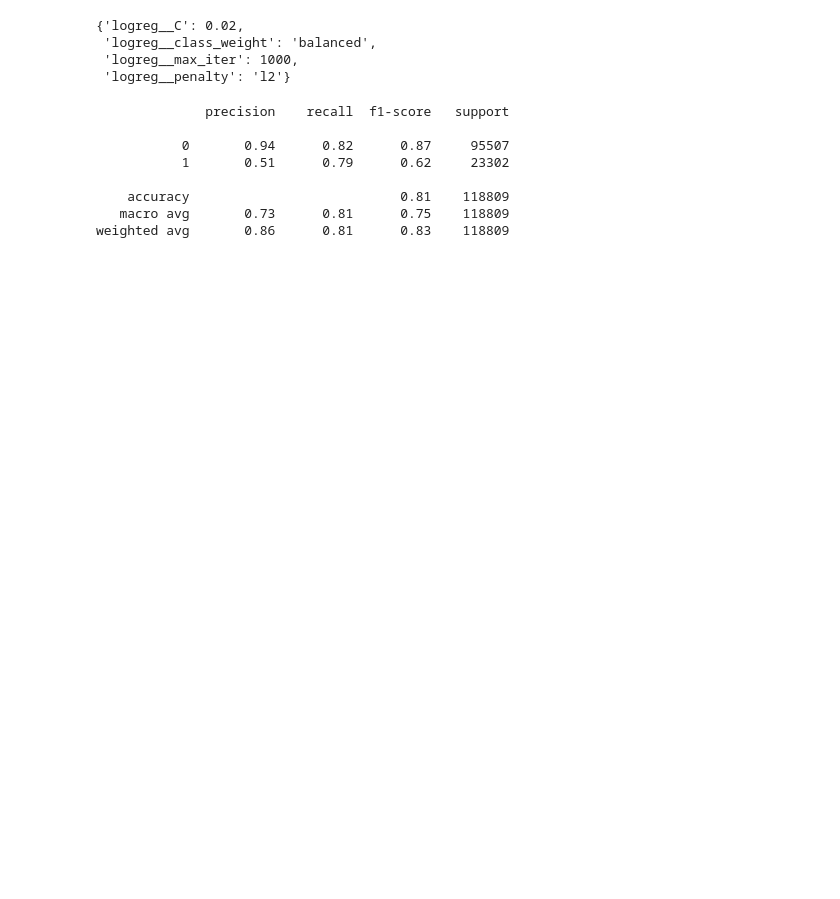
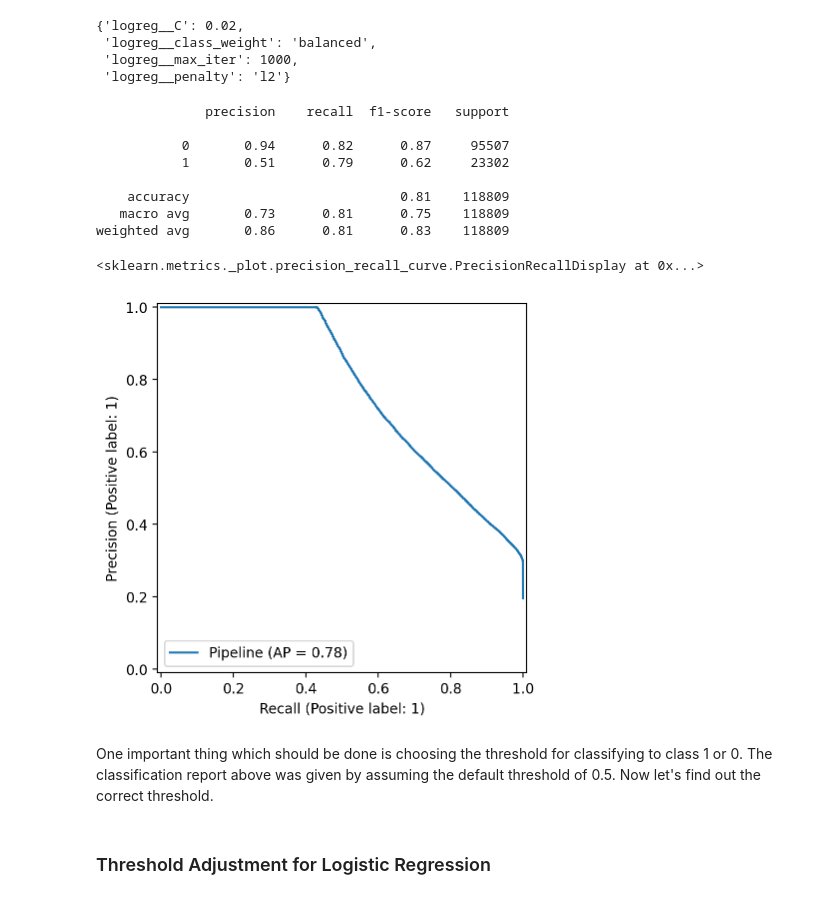
Before and after one commit to gvsreekar/credit_risk_model, a Jupyter notebook: model_building.ipynb, the cells around one changed output. Drawn from its saved outputs; the diff is of its cells as text; code cells hidden in the pictures; blank space fills up the shorter version.

Commit message:
Logreg threshold tuning

```diff
--- a/model_building.ipynb
+++ b/model_building.ipynb
@@ -373,3 +373,15 @@ print(classification_report(y_test_transformed, y_pred))
     accuracy                           0.81    118809
    macro avg       0.73      0.81      0.75    118809
 weighted avg       0.86      0.81      0.83    118809
+# %%
+from sklearn.metrics import PrecisionRecallDisplay
+PrecisionRecallDisplay.from_estimator(LR_best_model, x_test, target_pipeline.transform(y_test))
+# %% [output]
+<sklearn.metrics._plot.precision_recall_curve.PrecisionRecallDisplay at 0x...>
+[figure, added]
+# %% [markdown]
+One important thing which should be done is choosing the threshold for classifying to class 1 or 0.
+The classification report above was given by assuming the default threshold of 0.5.
+Now let's find out the correct threshold.
+# %% [markdown]
+### Threshold Adjustment for Logistic Regression
```
Also changed, not shown: parts of 2 cells of this notebook.
